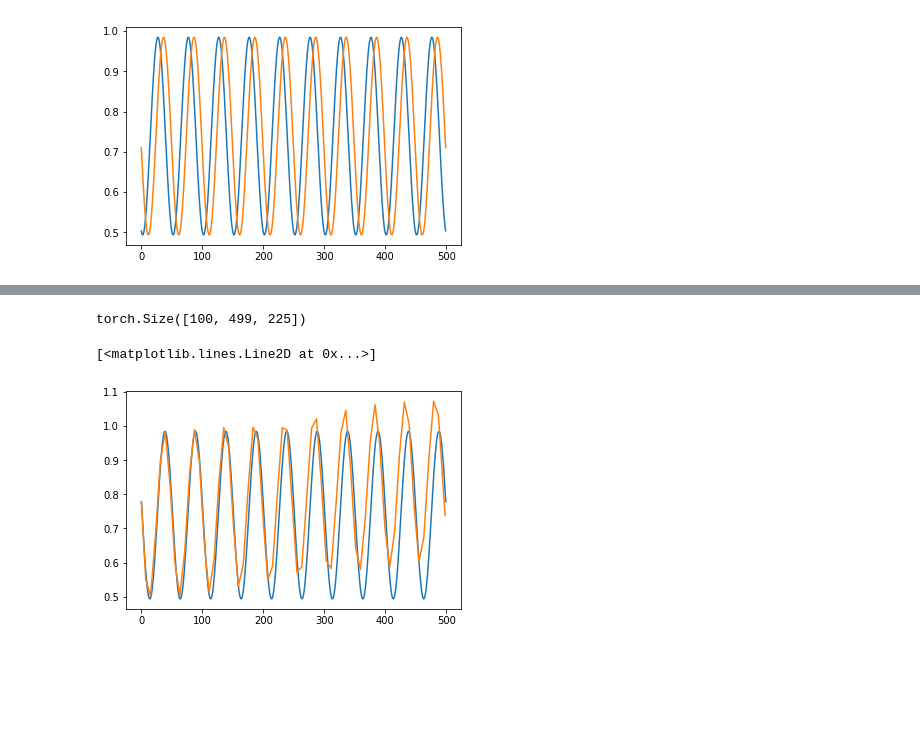
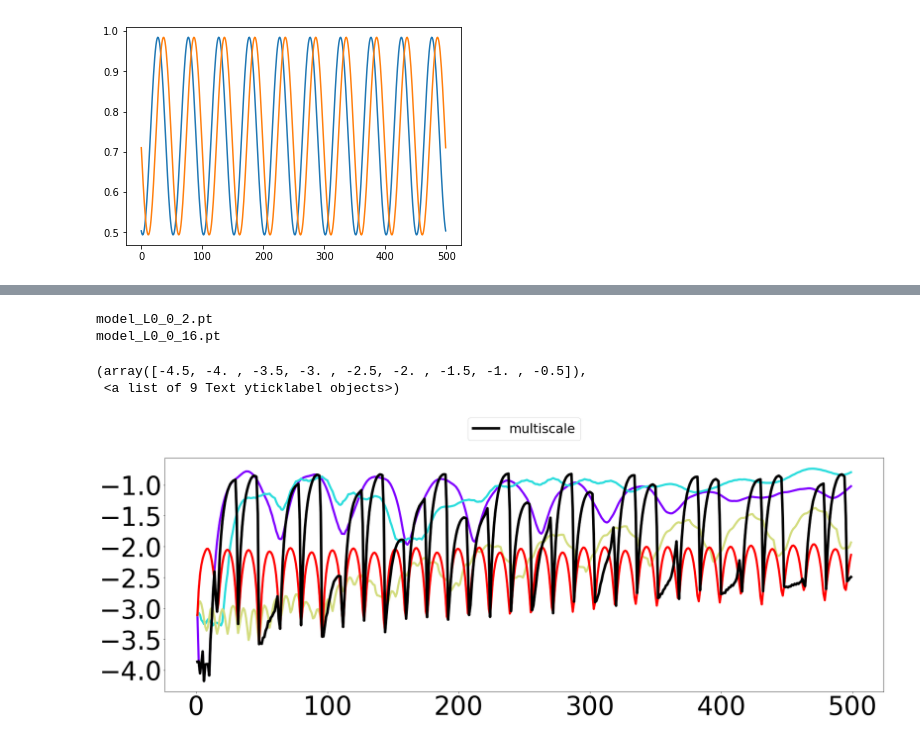
Before and after one commit to KatieJ16/Time_Space_multiscale, a Jupyter notebook: scripts/MrCAE_toy1_add_time.ipynb, the cells around one changed output, grey strips where cells are left out. Cells and saved outputs as stored; diff of their text form; code cells hidden in the pictures; blank space fills up the shorter version.

Commit message:
working on multiscale time that didn't worjk

```diff
--- a/scripts/MrCAE_toy1_add_time.ipynb
+++ b/scripts/MrCAE_toy1_add_time.ipynb
@@ -398,11 +398,52 @@ torch.Size([100, 225])
+# %%
+# %load_ext autoreload
+# %autoreload 2
+# import ResNet as tnet
+
+# load models
+step_sizes = [2,16]
+models_time = list()
+for step_size in step_sizes:
+    print('model_L0_0_{}.pt'.format(step_size))
+    models_time.append(torch.load(os.path.join(model_path,'model_L0_0_{}.pt'.format(step_size)),map_location='cpu'))
+#     models.append(torch.load(os.path.join(model_path, 'model_D{}_noise0.0.pt'.format(step_size)), map_location='cpu'))
+
+# fix model consistencies trained on gpus (optional)
+for model in models_time:
+    model.device = 'cpu'
+    model._modules['increment']._modules['activation'] = torch.nn.ReLU()
+
+# multiscale time-stepping with NN
+# start = time.time()
+y_preds = tnet.vectorized_multi_scale_forecast(torch.tensor(val_encoded[:, 0, :]).flatten(start_dim=1).float().to('cpu'), n_steps=n_steps, models=models_time)
+# end = time.time()
+# multiscale_time = end - start
+multiscale_preds_mse = criterion(torch.tensor(val_encoded[:, 1:, :]).flatten(start_dim=2).float(), y_preds).mean(-1)
+
+# visualize forecasting error at each time step
+fig = plt.figure(figsize=(30, 10))
+colors=iter(plt.cm.rainbow(np.linspace(0, 1, len(preds_mse))))
+multiscale_err = multiscale_preds_mse.mean(0).detach().numpy()
+for k in range(len(preds_mse)):
+    err = preds_mse[k]
+    mean = err.mean(0).detach().numpy()
+    rgb = next(colors)
+    plt.plot(t, np.log10(mean), linestyle='-', color=rgb, linewidth=5)#, label='$\Delta\ t$={}dt'.format(step_sizes[k]))
+plt.plot(t, np.log10(multiscale_err), linestyle='-', color='k', linewidth=6, label='multiscale')
+plt.legend(fontsize=30, loc='upper center', ncol=6, bbox_to_anchor=(0.5, 1.2))
+plt.xticks(fontsize=60)
+plt.yticks(fontsize=60)
+# %% [output]
+model_L0_0_2.pt
+model_L0_0_16.pt
+(array([-4.5, -4. , -3.5, -3. , -2.5, -2. , -1.5, -1. , -0.5]),
+ <a list of 9 Text yticklabel objects>)
+[figure, added]
 # %%
 print(y_preds.shape)
-plt.plot(test_data[0,:,0].cpu().detach().numpy())
-plt.plot(y_preds[0,:,0])
+print(np.argmax(y_preds[0,0]))
+plt.plot(test_data[0,:,140].cpu().detach().numpy())
+plt.plot(y_preds[0,:,140])
-# %% [output]
-torch.Size([100, 499, 225])
-[<matplotlib.lines.Line2D at 0x...>]
-[figure, removed]
 # %%
 # model = models_time[0]
 #get encoded versions of validation adn training
```
Also changed, not shown: parts of 36 cells of this notebook.
